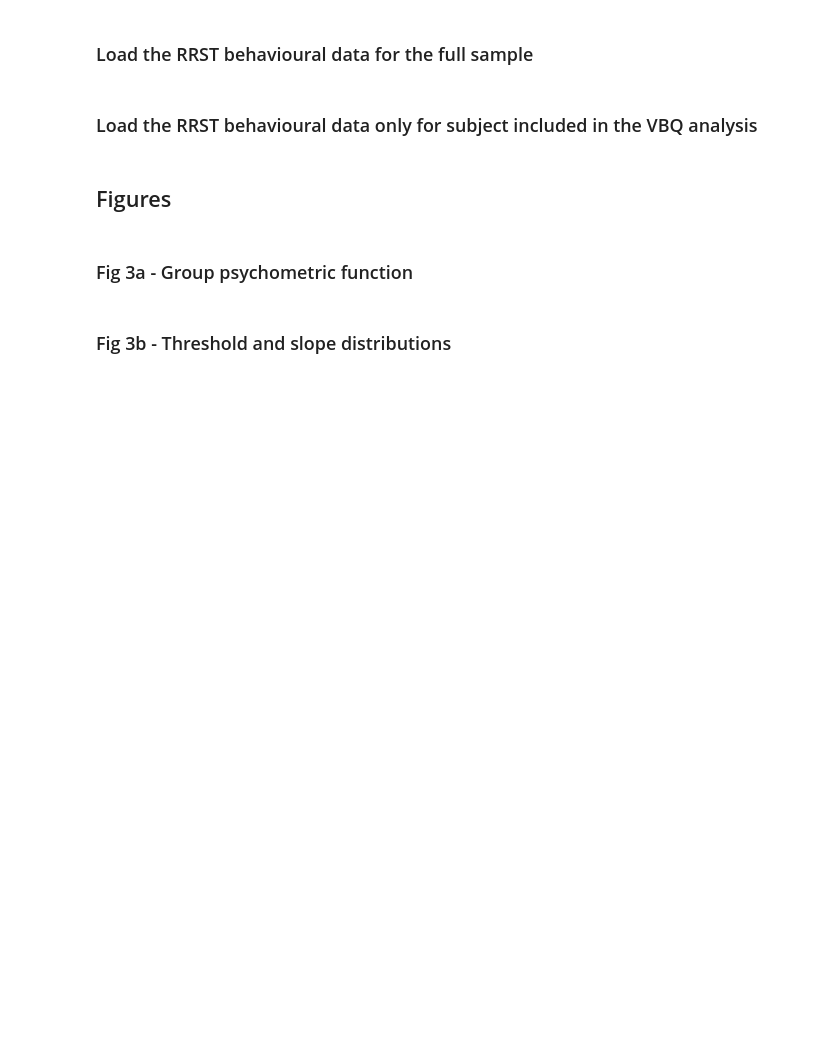
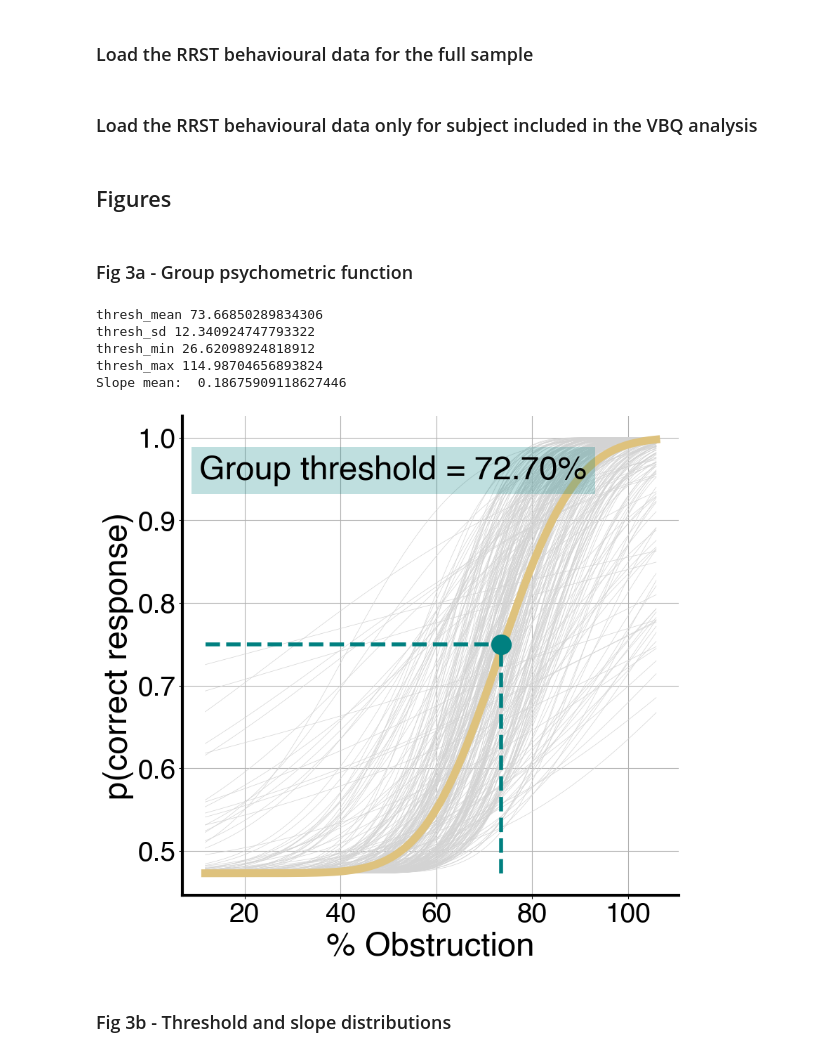
Before and after one commit to embodied-computation-group/Respiroception_VBQ, a Jupyter notebook: analysis/respirocept_behav_analysis.ipynb, the cells around one changed output. Saved outputs shown, nothing was run; the diff lists cells and outputs as text; code cells hidden in the pictures; blank space fills up the shorter version.

```diff
--- a/analysis/respirocept_behav_analysis.ipynb
+++ b/analysis/respirocept_behav_analysis.ipynb
@@ -115,34 +117,41 @@ plt.plot([mean_int_x, mean_int_x], [np.min(y), 0.75], color='teal', linestyle='-
 plt.scatter(12.5, 0.75, s=400, color='teal', edgecolor='teal', zorder=5) # s defines the size
 
 
 plt.xlabel('% Obstruction', fontsize=fontsize_axis_labels)
 plt.ylabel('p(correct response)', fontsize=fontsize_axis_labels)
 
 plt.yticks(fontsize=fontsize_axis_ticks)
 plt.xticks([3.4, 6.8, 10.2, 13.6, 17], ['20', '40', '60', '80', '100'], fontsize=fontsize_axis_ticks)
 
 # Remove frame
 ax = plt.gca()  # gca stands for 'get current axis'
 ax.spines['right'].set_visible(False)
 ax.spines['top'].set_visible(False)
 # Increase the thickness of the axis
 for axis in ['bottom','left']:
-    ax.spines[axis].set_linewidth(4)
+    ax.spines[axis].set_linewidth(3)
 
 # Add text for thresh value
 plt.text(1.8, 0.95, 'Group threshold = 72.70%', fontsize=fontsize_axis_labels, bbox={'facecolor': 'teal', 'alpha': 0.25, 'pad': 8, 'edgecolor':'none'})
 
 # Adjust layout to prevent clipping at the bottom
 plt.tight_layout(rect=[0, 0, 1, 0.95])  # Adjust the bottom margin as needed (0.95 leaves 5% space at the bottom)
 
 
 if flag_savefigs:
     # Save the figure with a specified size and resolution
     fig_filepath = f'{figures_dir}{fig_filename}'
     plt.savefig(fig_filepath, dpi=300)
 
 
 plt.show()
+# %% [output]
+thresh_mean 73.66850289834306
+thresh_sd 12.340924747793322
+thresh_min 26.62098924818912
+thresh_max 114.98704656893824
+Slope mean:  0.18675909118627446
+[figure, added]
 # %% [markdown]
 ### Fig 3b - Threshold and slope distributions
 # %%
```
Also changed, not shown: parts of 18 cells of this notebook, 42 other files.
